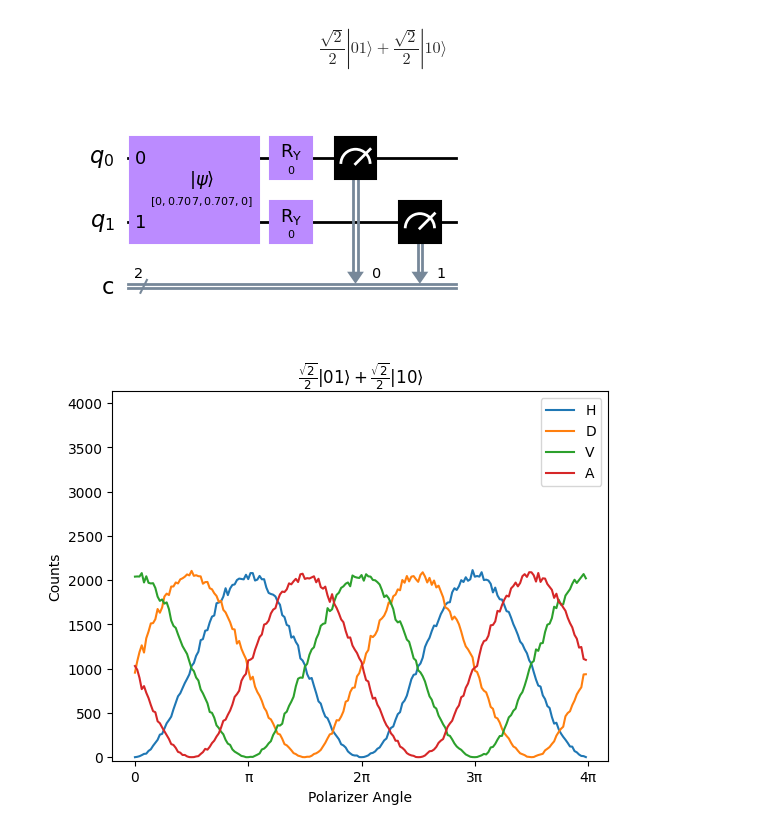
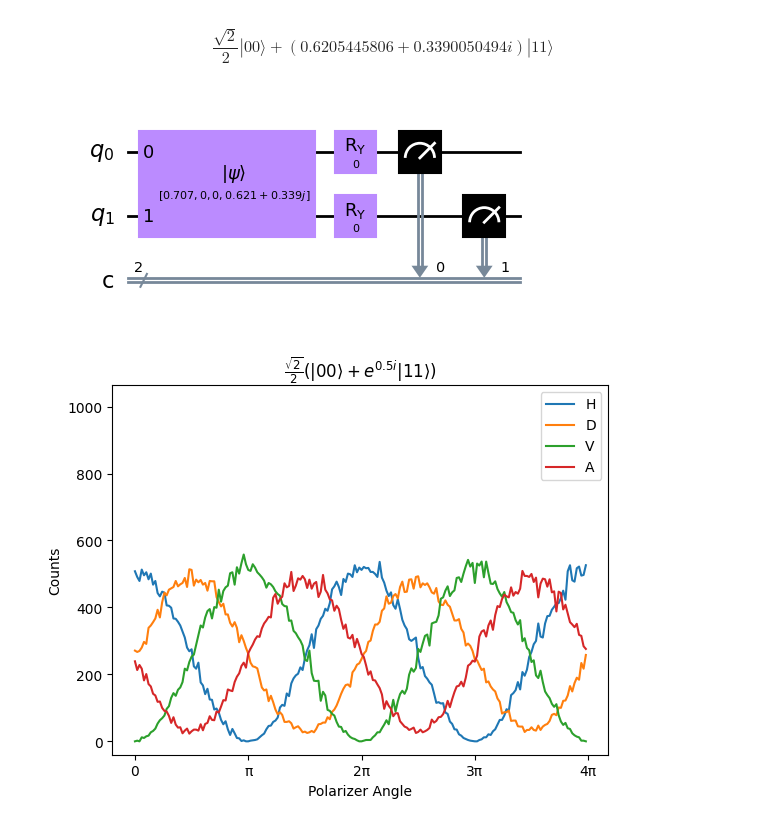
Before and after one commit to sparklyhotdog/QisketProject, a Jupyter notebook: ideal_simulations/entangled_qubits_rotation_protocol.ipynb, the cells around one changed output. Cells and saved outputs as stored; diff of their text form; code cells hidden in the pictures.

```diff
--- a/ideal_simulations/entangled_qubits_rotation_protocol.ipynb
+++ b/ideal_simulations/entangled_qubits_rotation_protocol.ipynb
@@ -16,9 +16,9 @@ psi_m = [0, 1/sqrt(2), -1/sqrt(2), 0]
 rotations = 200
 
 # numShots = how many times to run each circuit
-numShots = 4096
+numShots = 1024
 
-# entangled_state = psi_p
+entangled_state = psi_p
 
 # d = phase difference
 d = 0.5
@@ -56,34 +56,34 @@ for i in range(4):
         backend = AerSimulator(method='statevector')
         job = backend.run(transpile(qc, backend), shots=numShots)
         result = job.result()
         counts = result.get_counts(qc)
 
         # put in a zero for the count if needed
         if '00' in counts:
             out0 = counts['00']
         else:
             out0 = 0
 
         if i == 0:
             x_val.append(delta)
 
         y_val[i].append(out0)
 
 fig, ax = plt.subplots()
 
 for i in range(4):
     ax.plot(x_val, y_val[i], label=states[i])
 
 ax.set_xlabel('Polarizer Angle')
 ax.set_ylabel('Counts')
 ax.set_ylim(0 - 40, numShots + 40)
 x_ticks = ax.set_xticks([0, pi, 2*pi, 3*pi, 4*pi], ['0', 'π', '2π', '3π', '4π'])
 legend = plt.legend()
 # title = '$' + state + '$'
 title = '$\\frac {\\sqrt {2}}{2} (|00\\rangle+e^{' + str(d) + 'i}|11\\rangle )$'
 titl = plt.title(title)
-plt.savefig('plots\\entangled_qubits\\polarization_correlation')
+plt.savefig('plots\\entangled_qubits\\polarization_correlation_d=5')
 # %% [output]
-$$\frac{\sqrt{2}}{2} |01\rangle+\frac{\sqrt{2}}{2} |10\rangle$$
+$$\frac{\sqrt{2}}{2} |00\rangle+(0.6205445806 + 0.3390050494 i) |11\rangle$$
-[figure, old version]
+[figure, new version]
-[figure, old version]
+[figure, new version]
```
Also changed, not shown: 5 other files.
